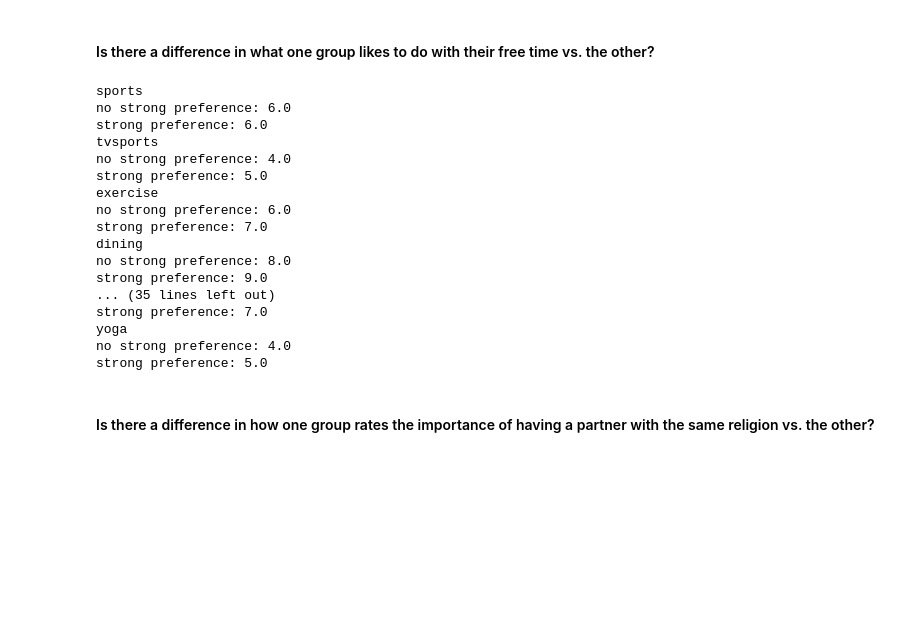
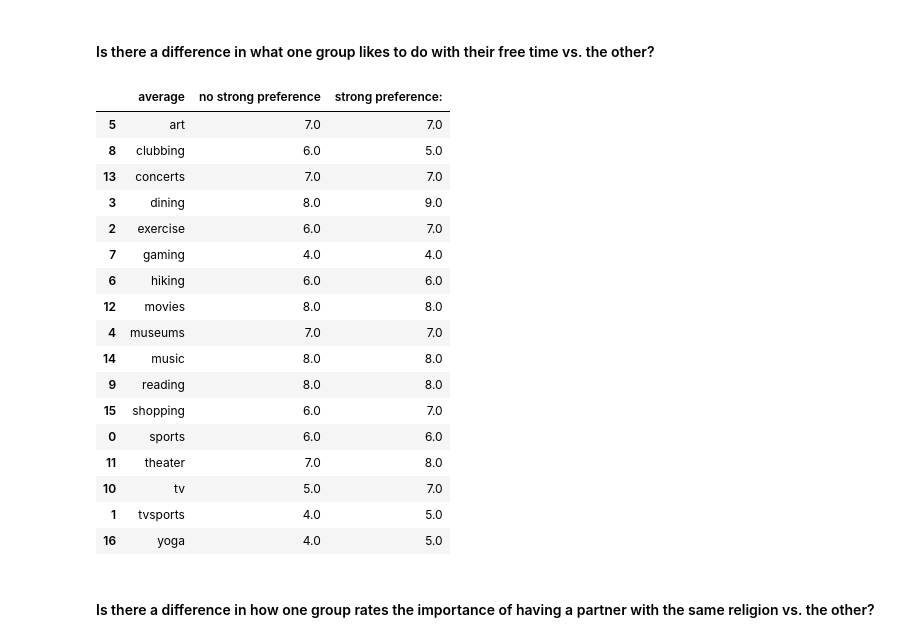
Before and after one commit to poles1c/DSI-SF-1-POLES1C, a Jupyter notebook: projects/poles1c_Captsone_Part_4.ipynb, the cells around one changed output. Drawn from its saved outputs; the diff is of its cells as text; code cells hidden in the pictures; blank space fills up the shorter version.

```diff
--- a/projects/poles1c_Captsone_Part_4.ipynb
+++ b/projects/poles1c_Captsone_Part_4.ipynb
@@ -358,9 +368,16 @@ strong preference: 10.0
 # %%
 #participants ratings of self of six attributes
 att_list= ['attr3_1',"sinc3_1",'intel3_1',"fun3_1","amb3_1"]
+group_compare_2 = []
 
 for average in att_list:
-    print average
-    print "no strong preference:",round(lw_df[average].mean())
-    print "strong preference:",round(hi_df[average].mean())
+    group_compare_2.append({
+        "average": average,
+        "no strong preference": round(lw_df[average].mean()),
+        "strong preference:":   round(hi_df[average].mean())
+    })
+
+gc2 = pd.DataFrame(group_compare_2)
+gc2.sort_values(["average"], inplace = True)
+gc2
 # %% [output]
@@ -384,9 +392,15 @@ strong preference: 8.0
 # %%
 #participants ratings on how they think other's perceive them on the 5 attributes
 att_list= ['attr5_1',"sinc5_1",'intel5_1',"fun5_1","amb5_1"]
+group_compare_3 = []
+for average in att_list:
+      group_compare_3.append({
+        "average": average,
+        "no strong preference": round(lw_df[average].mean()),
+        "strong preference:":   round(hi_df[average].mean())
+    })
 
-for average in att_list:
-    print average
-    print "no strong preference:",round(lw_df[average].mean())
-    print "strong preference:",round(hi_df[average].mean())
+gc3 = pd.DataFrame(group_compare_3)
+gc3.sort_values(["average"], inplace = True)
+gc3
 # %% [output]
@@ -410,29 +415,36 @@ strong preference: 9.0
 # %%
 act_list = ['sports', 'tvsports', 'exercise', 'dining', 'museums', 'art', 'hiking', 'gaming', 'clubbing',
             'reading', 'tv', 'theater', 'movies', 'concerts', 'music', 'shopping', 'yoga']
+group_compare_4 = []
+for average in act_list:
+      group_compare_4.append({
+        "average": average,
+        "no strong preference": round(lw_df[average].mean()),
+        "strong preference:":   round(hi_df[average].mean())
+    })
 
-for average in act_list:
-    print average
-    print "no strong preference:",round(lw_df[average].mean())
-    print "strong preference:",round(hi_df[average].mean())
+gc4 = pd.DataFrame(group_compare_4)
+gc4.sort_values(["average"], inplace = True)
+gc4
 # %% [output]
-sports
-no strong preference: 6.0
-strong preference: 6.0
-tvsports
-no strong preference: 4.0
-strong preference: 5.0
-exercise
-no strong preference: 6.0
-strong preference: 7.0
-dining
-no strong preference: 8.0
-strong preference: 9.0
-... (35 lines left out)
-strong preference: 7.0
-yoga
-no strong preference: 4.0
-strong preference: 5.0
+|  | average | no strong preference | strong preference: |
+| 5 | art | 7.0 | 7.0 |
+| 8 | clubbing | 6.0 | 5.0 |
+| 13 | concerts | 7.0 | 7.0 |
+| 3 | dining | 8.0 | 9.0 |
+| 2 | exercise | 6.0 | 7.0 |
+| 7 | gaming | 4.0 | 4.0 |
+| 6 | hiking | 6.0 | 6.0 |
+| 12 | movies | 8.0 | 8.0 |
+| 4 | museums | 7.0 | 7.0 |
+| 14 | music | 8.0 | 8.0 |
+| 9 | reading | 8.0 | 8.0 |
+| 15 | shopping | 6.0 | 7.0 |
+| 0 | sports | 6.0 | 6.0 |
+| 11 | theater | 7.0 | 8.0 |
+| 10 | tv | 5.0 | 7.0 |
+| 1 | tvsports | 4.0 | 5.0 |
+| 16 | yoga | 4.0 | 5.0 |
 # %% [markdown]
 #### Is there a difference in how one group rates the importance of having a partner with the same religion vs. the other?
 # %%
```
Also changed, not shown: parts of 36 cells of this notebook.
